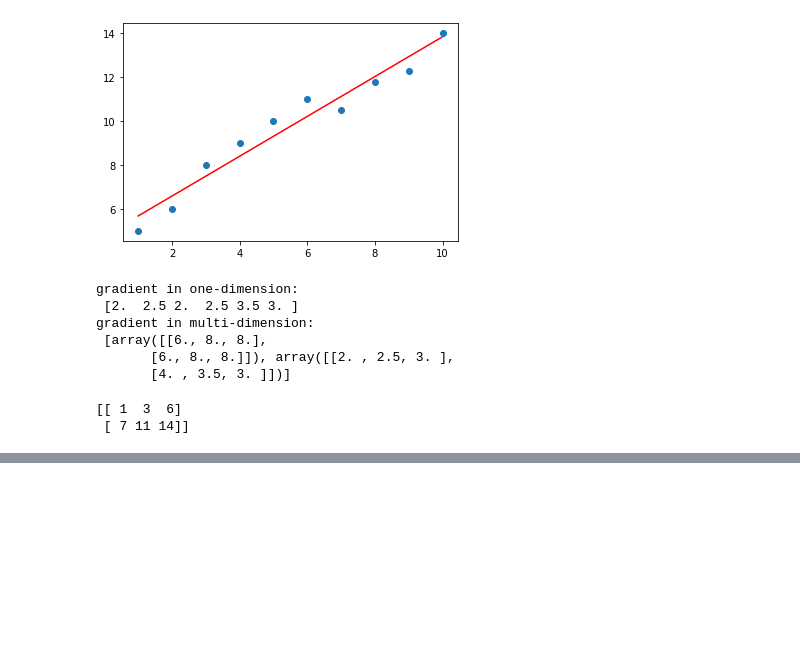
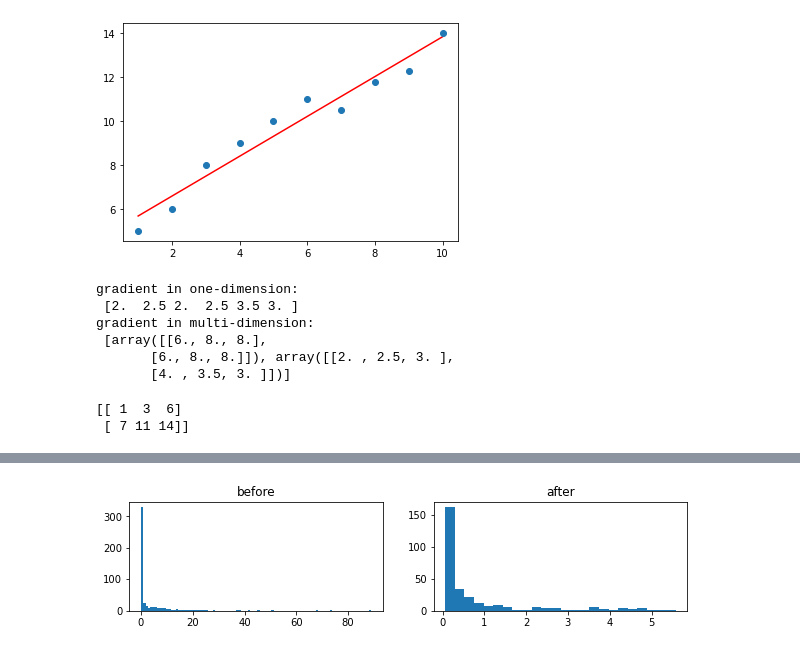
Before and after one commit to ProfFL028/TwilightStruggle, a Jupyter notebook: MachineLearning/CDA/Mastering Numerical Computing with Numpy.ipynb, the cells around one changed output, grey strips where cells are left out. Saved outputs shown, nothing was run; the diff lists cells and outputs as text; code cells hidden in the pictures; blank space fills up the shorter version.

```diff
--- a/MachineLearning/CDA/Mastering Numerical Computing with Numpy.ipynb
+++ b/MachineLearning/CDA/Mastering Numerical Computing with Numpy.ipynb
@@ -333,0 +469,11 @@ print(a)
+# %%
+CRIM_TRIMMED = stats.trimboth(CRIM, 0.2)
+fig, (ax1, ax2) = plt.subplots(1, 2, figsize=(10, 2))
+axs = [ax1, ax2]
+df = [CRIM, CRIM_TRIMMED]
+list_methods = ['before', 'after']
+for n in range(0, len(list_methods)):
+    axs[n].hist(df[n], bins='auto')
+    axs[n].set_title('{}'.format(list_methods[n]))
+# %% [output]
+[figure, added]
```
Also changed, not shown: parts of 14 cells of this notebook.
